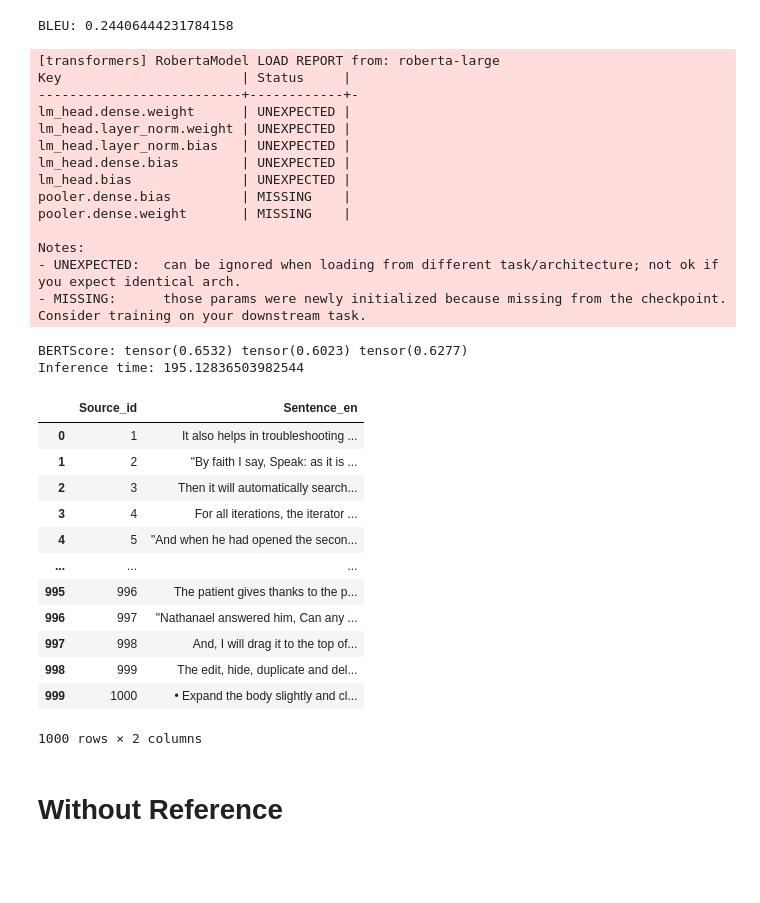
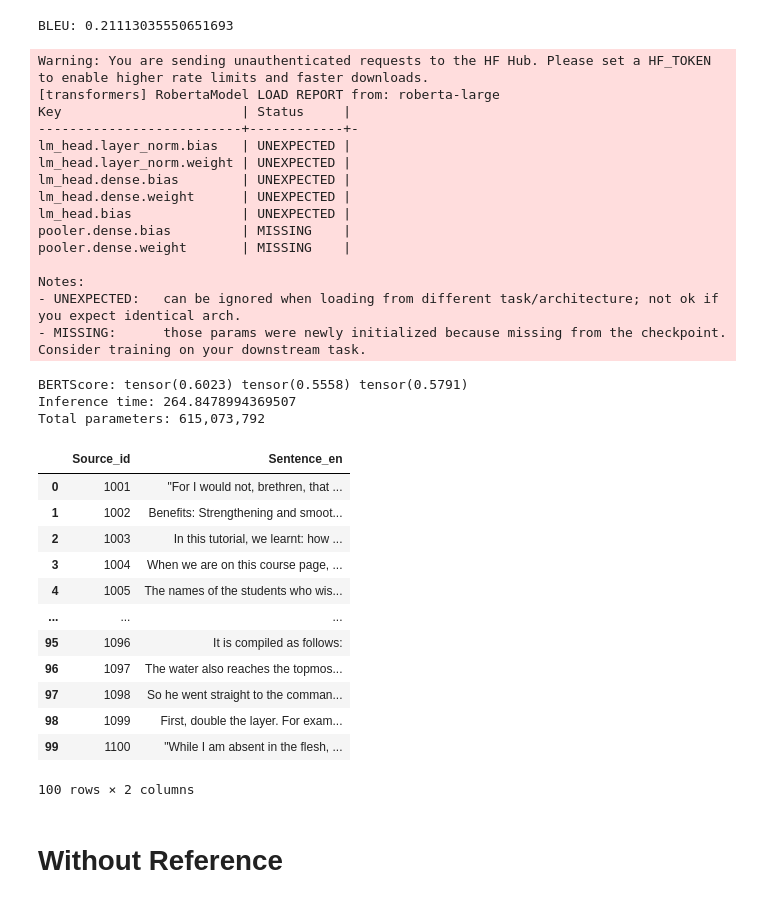
Before and after one commit to rikin-patel/nmt, a Jupyter notebook: g25ait1136_retrained.ipynb, the cells around one changed output. Drawn from its saved outputs; the diff is of its cells as text; code cells hidden in the pictures; blank space fills up the shorter version.

Commit message:
updated with latest testing dataset and results

```diff
--- a/g25ait1136_retrained.ipynb
+++ b/g25ait1136_retrained.ipynb
@@ -221,11 +188,16 @@ def run_on_new_test(new_test_sa_csv, new_test_en_csv=None, out_csv='new_submissi
         P, R, F1 = bertscore_fn(preds, new_df['Sentence_en'].tolist(), lang='en', rescale_with_baseline=True)
         print('BERTScore:', P.mean(), R.mean(), F1.mean())
         print('Inference time:', test_inference_time)
+    total_params = sum(p.numel() for p in best_model.parameters())
+    print(f"Total parameters: {total_params:,}")
+
+
+
 
 
     return out_df
 # %%
-run_on_new_test('./test_sa_1000.csv', './test_en_1000.csv', 'my_new_test_submission.csv')
+run_on_new_test('./dataset/test_demo_sa.csv', './dataset/test_demo_en.csv', 'my_new_test_submission.csv')
 # %% [output]
 [transformers] Both `max_new_tokens` (=128) and `max_length`(=200) seem to have been set. `max_new_tokens` will take precedence. Please refer to the documentation for more information. (https://huggin ...
 [transformers] Both `max_new_tokens` (=128) and `max_length`(=200) seem to have been set. `max_new_tokens` will take precedence. Please refer to the documentation for more information. (https://huggin ...
@@ -247,33 +209,35 @@ run_on_new_test('./test_sa_1000.csv', './test_en_1000.csv', 'my_new_test_submiss
-BLEU: 0.24406444231784158
+BLEU: 0.21113035550651693
+Warning: You are sending unauthenticated requests to the HF Hub. Please set a HF_TOKEN to enable higher rate limits and faster downloads.
 [transformers] RobertaModel LOAD REPORT from: roberta-large
 Key                       | Status     |
 --------------------------+------------+-
+lm_head.layer_norm.bias   | UNEXPECTED |
+lm_head.layer_norm.weight | UNEXPECTED |
+lm_head.dense.bias        | UNEXPECTED |
 lm_head.dense.weight      | UNEXPECTED |
-lm_head.layer_norm.weight | UNEXPECTED |
-lm_head.layer_norm.bias   | UNEXPECTED |
-lm_head.dense.bias        | UNEXPECTED |
 lm_head.bias              | UNEXPECTED |
 pooler.dense.bias         | MISSING    |
 pooler.dense.weight       | MISSING    |
 
 Notes:
 - UNEXPECTED:   can be ignored when loading from different task/architecture; not ok if you expect identical arch.
 - MISSING:      those params were newly initialized because missing from the checkpoint. Consider training on your downstream task.
-BERTScore: tensor(0.6532) tensor(0.6023) tensor(0.6277)
-Inference time: 195.12836503982544
+BERTScore: tensor(0.6023) tensor(0.5558) tensor(0.5791)
+Inference time: 264.8478994369507
+Total parameters: 615,073,792
 |  | Source_id | Sentence_en |
-| 0 | 1 | It also helps in troubleshooting ... |
-| 1 | 2 | "By faith I say, Speak: as it is ... |
-| 2 | 3 | Then it will automatically search... |
-| 3 | 4 | For all iterations, the iterator ... |
-| 4 | 5 | "And when he had opened the secon... |
+| 0 | 1001 | "For I would not, brethren, that ... |
+| 1 | 1002 | Benefits: Strengthening and smoot... |
+| 2 | 1003 | In this tutorial, we learnt: how ... |
+| 3 | 1004 | When we are on this course page, ... |
+| 4 | 1005 | The names of the students who wis... |
 | ... | ... | ... |
-| 995 | 996 | The patient gives thanks to the p... |
-| 996 | 997 | "Nathanael answered him, Can any ... |
-| 997 | 998 | And, I will drag it to the top of... |
-| 998 | 999 | The edit, hide, duplicate and del... |
-| 999 | 1000 | • Expand the body slightly and cl... |
+| 95 | 1096 | It is compiled as follows: |
+| 96 | 1097 | The water also reaches the topmos... |
+| 97 | 1098 | So he went straight to the comman... |
+| 98 | 1099 | First, double the layer. For exam... |
+| 99 | 1100 | "While I am absent in the flesh, ... |
-1000 rows × 2 columns
+100 rows × 2 columns
 # %% [markdown]
 # Without Reference
 # %%
```
Also changed, not shown: parts of 8 cells of this notebook, 6 other files.
